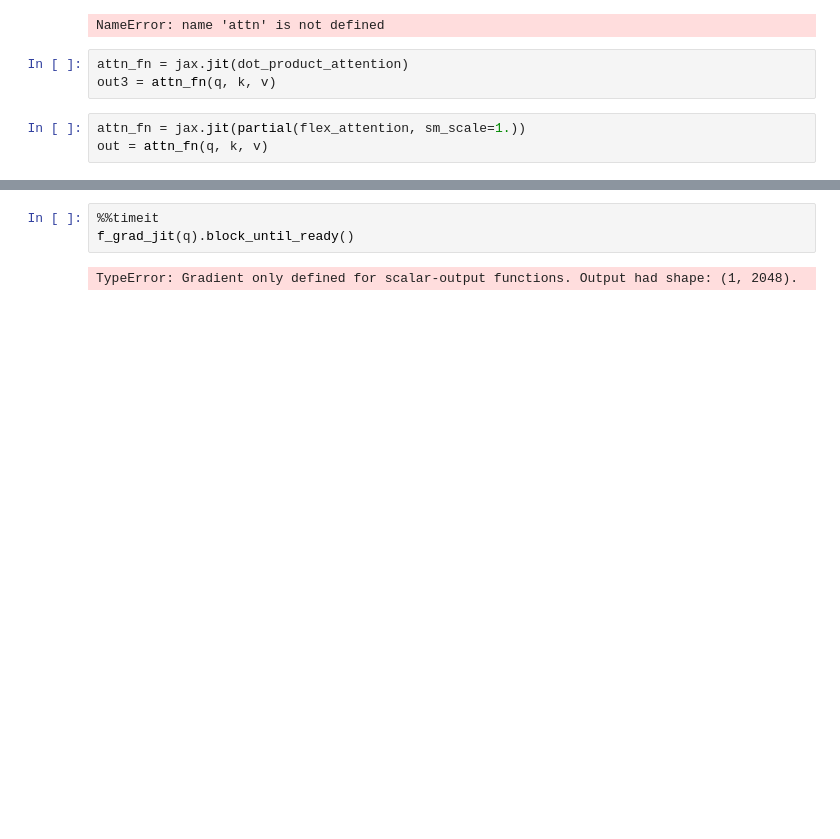
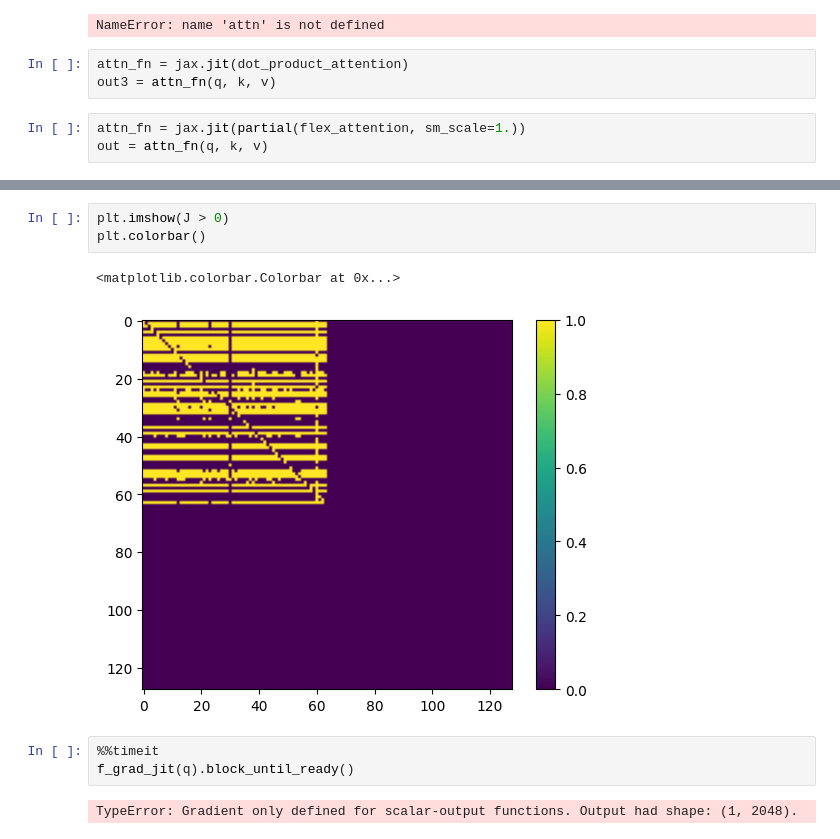
Before and after one commit to mackelab/probjax, a Jupyter notebook: examples/nn/transformers/attention.ipynb, the cells around one changed output, grey strips where cells are left out. Cells and saved outputs as stored; diff of their text form; blank space fills up the shorter version.

```diff
--- a/examples/nn/transformers/attention.ipynb
+++ b/examples/nn/transformers/attention.ipynb
@@ -249,3 +228,9 @@ plt.colorbar()
+# %%
+plt.imshow(J > 0)
+plt.colorbar()
+# %% [output]
+<matplotlib.colorbar.Colorbar at 0x...>
+[figure, added]
 # %%
 %%timeit
 f_grad_jit(q).block_until_ready()
```
Also changed, not shown: parts of 30 cells of this notebook, 9 other files.
